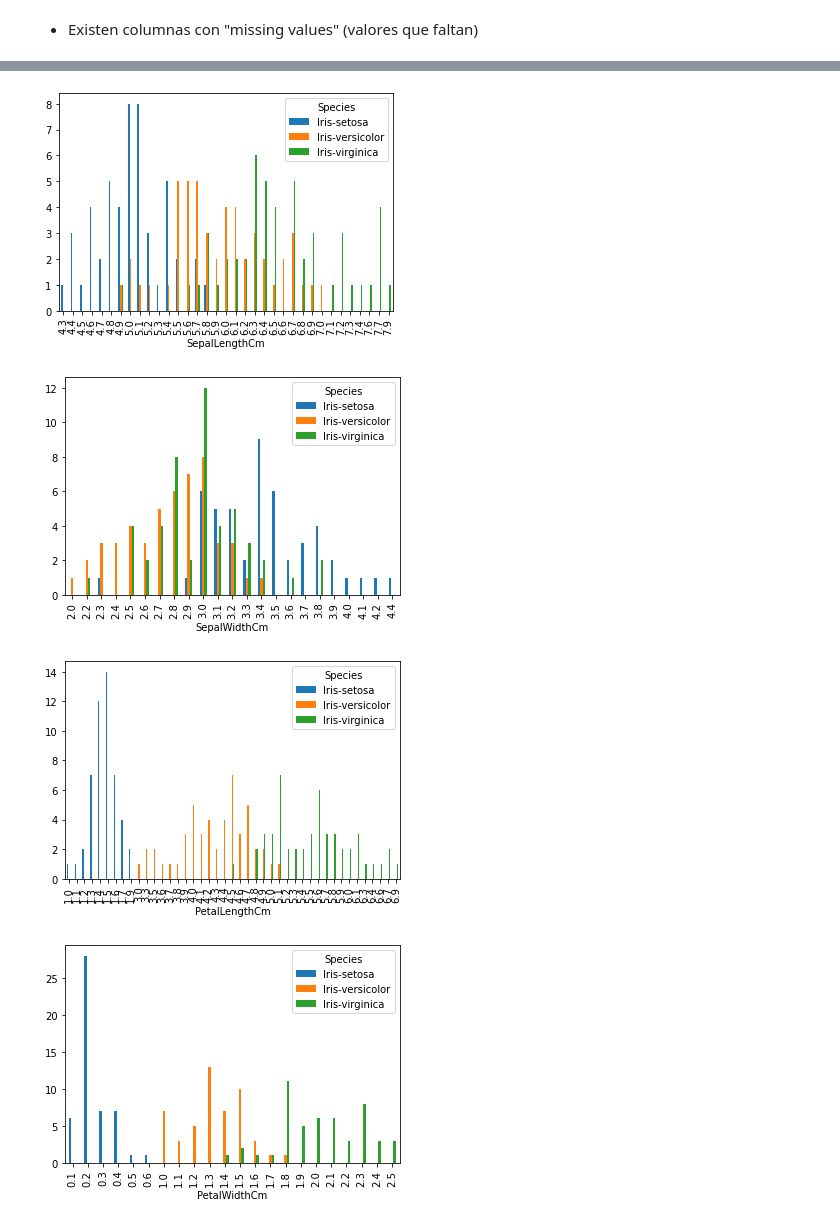
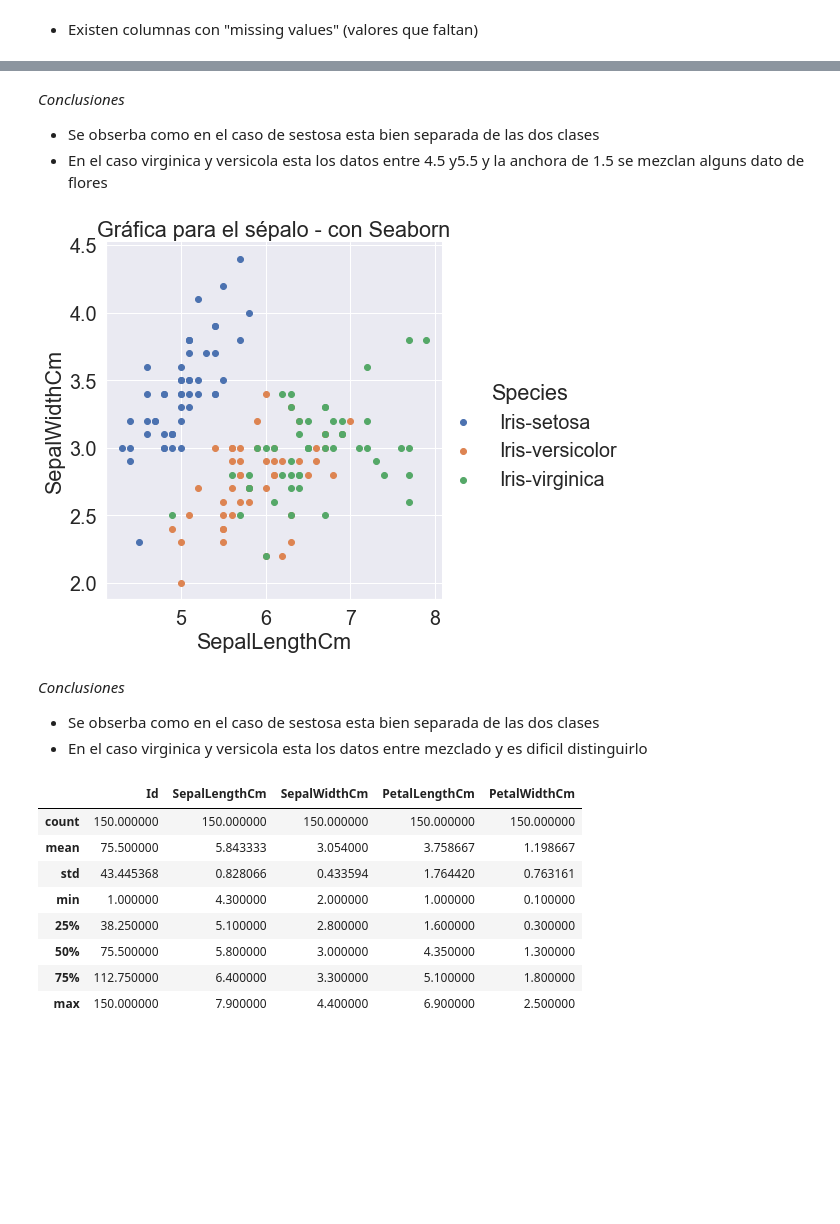
Before and after one commit to franflori/Datasciencie, a Jupyter notebook: Big_Data/jupyter/Estudio_iris.ipynb, the cells around one changed output, grey strips where cells are left out. Saved outputs shown, nothing was run; the diff lists cells and outputs as text; code cells hidden in the pictures; blank space fills up the shorter version.

Commit message:
clases 10_5

```diff
--- a/Big_Data/jupyter/Estudio_iris.ipynb
+++ b/Big_Data/jupyter/Estudio_iris.ipynb
@@ -131,11 +85,30 @@ plt.show()
-# %%
-opciones = ["SepalLengthCm", "SepalWidthCm", "PetalLengthCm","PetalWidthCm"]
-for opcion in opciones:
-    pd.crosstab(df[opcion], df.Species).plot(kind="bar")
-
-    plt.show()
-# %% [output]
-[figure, removed]
-[figure, removed]
-[figure, removed]
-[figure, removed]
+# %% [markdown]
+*Conclusiones*
+ - Se obserba como en el caso de sestosa esta bien separada de las dos clases
+ - En el caso virginica y versicola esta los datos entre 4.5 y5.5   y la anchora de 1.5 se mezclan alguns dato de flores
+# %%
+# para el sépalo
+sns.FacetGrid(df, hue="Species", height = 6.4) \
+.map(plt.scatter, "SepalLengthCm", "SepalWidthCm") \
+.add_legend() \
+.set(title="Gráfica para el sépalo - con Seaborn")
+# plt.title("Species en función del largo y ancho del sépalo")
+plt.show()
+# %% [output]
+[figure, added]
+# %% [markdown]
+*Conclusiones*
+ - Se obserba como en el caso de sestosa esta bien separada de las dos clases
+ - En el caso virginica y versicola esta los datos entre mezclado y es dificil distinguirlo
+# %%
+df.describe()
+# %% [output]
+|  | Id | SepalLengthCm | SepalWidthCm | PetalLengthCm | PetalWidthCm |
+| count | 150.000000 | 150.000000 | 150.000000 | 150.000000 | 150.000000 |
+| mean | 75.500000 | 5.843333 | 3.054000 | 3.758667 | 1.198667 |
+| std | 43.445368 | 0.828066 | 0.433594 | 1.764420 | 0.763161 |
+| min | 1.000000 | 4.300000 | 2.000000 | 1.000000 | 0.100000 |
+| 25% | 38.250000 | 5.100000 | 2.800000 | 1.600000 | 0.300000 |
+| 50% | 75.500000 | 5.800000 | 3.000000 | 4.350000 | 1.300000 |
+| 75% | 112.750000 | 6.400000 | 3.300000 | 5.100000 | 1.800000 |
+| max | 150.000000 | 7.900000 | 4.400000 | 6.900000 | 2.500000 |
```
Also changed, not shown: parts of 36 cells of this notebook, 7 other files.
